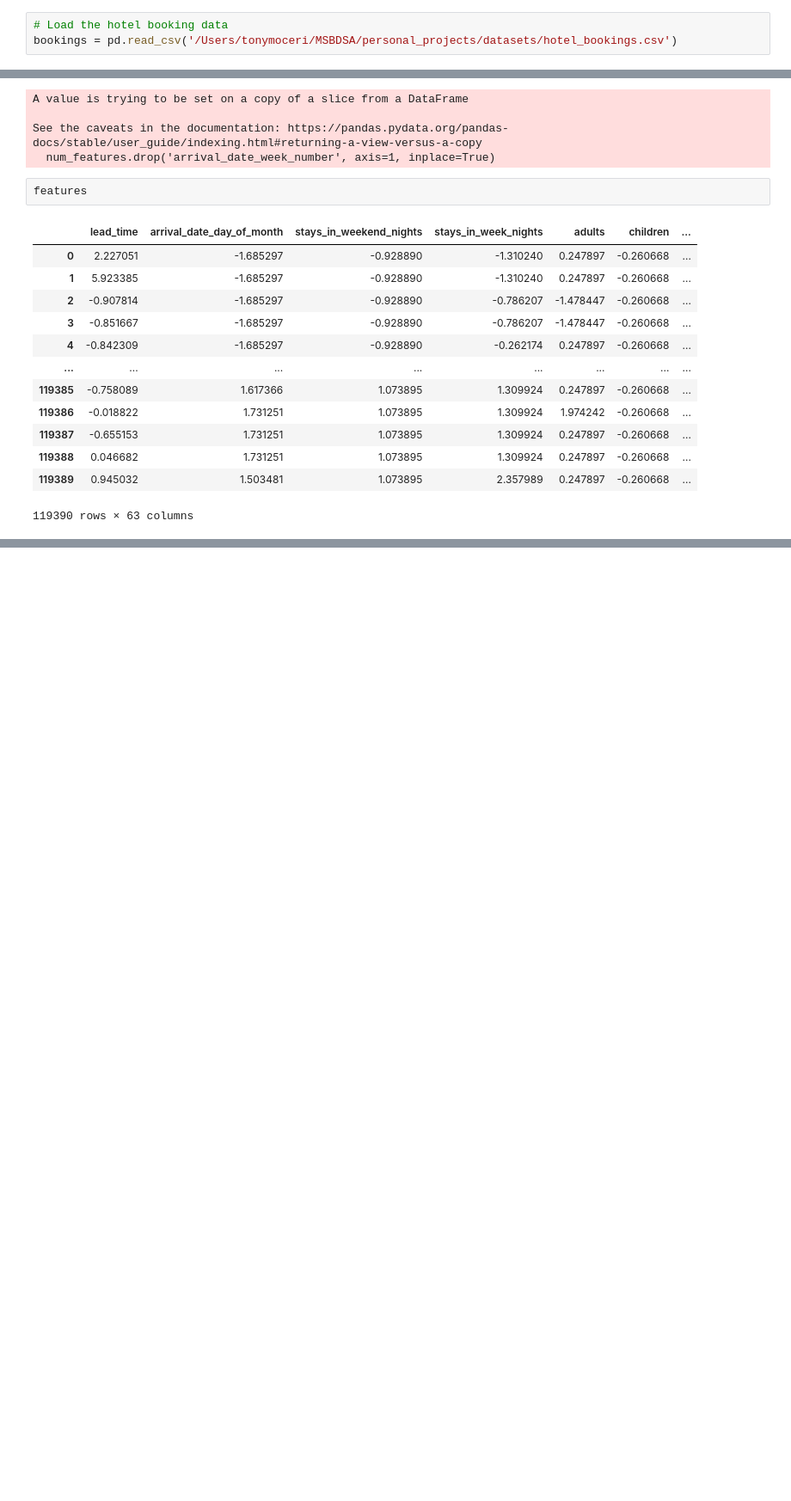
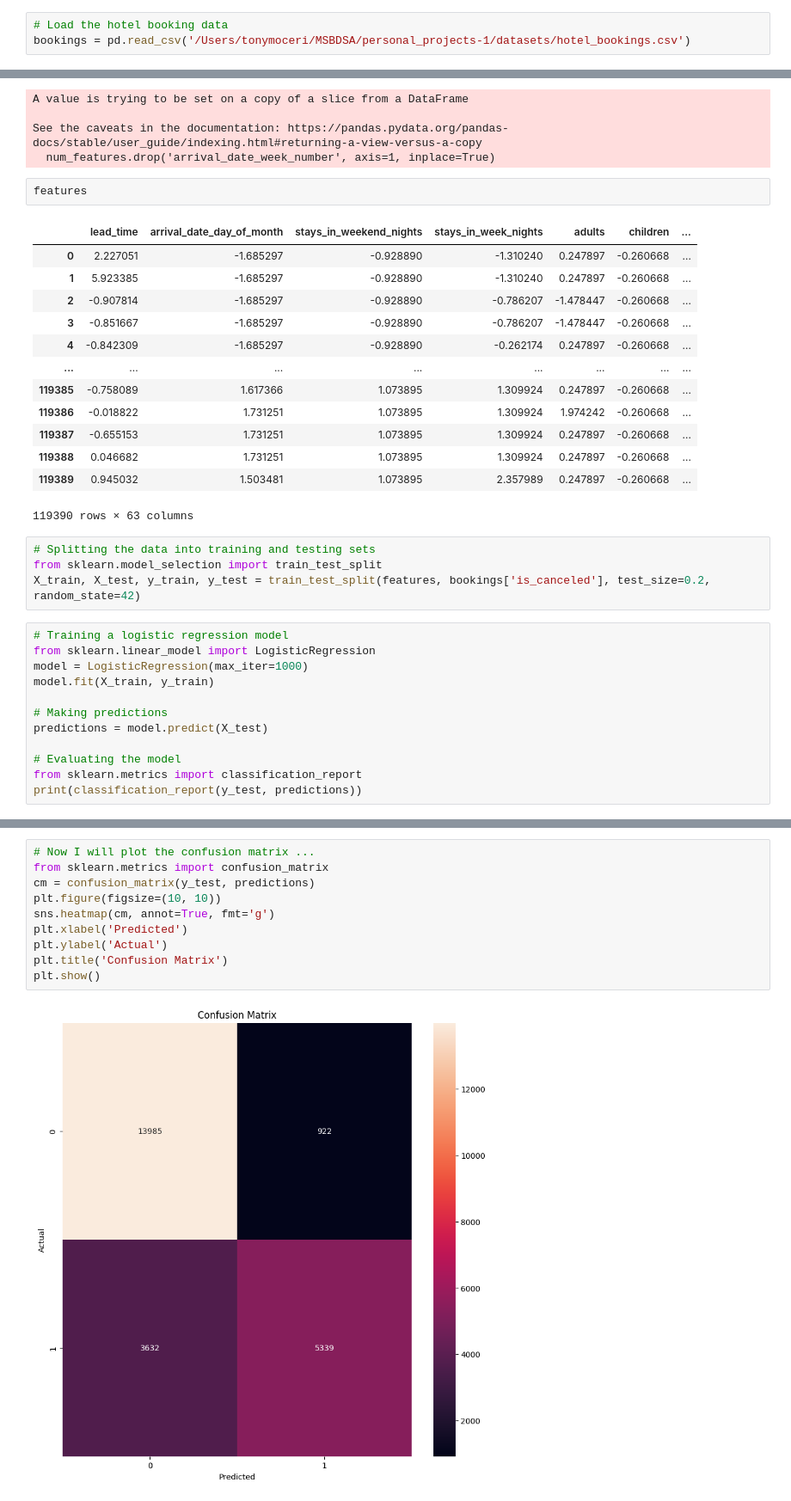
Before and after one commit to tonymoceri/personal_projects, a Jupyter notebook: hotel_booking_prediction.ipynb, the cells around one changed output, grey strips where cells are left out. Shown at 86% size. Saved outputs shown, nothing was run; the diff lists cells and outputs as text; blank space fills up the shorter version.

Commit message:
Added logistic regression model to hotel booking notebook to predict cancellations

```diff
--- a/hotel_booking_prediction.ipynb
+++ b/hotel_booking_prediction.ipynb
@@ -16,7 +16,7 @@ please provide us feedback at https://github.com/pandas-dev/pandas/issues/54466
 We know from the paper attached to the Kaggle posting that both of these hotels are located in Portugal, with one hotel being a resort hotel, and another being a city hotel.
 # %%
 # Load the hotel booking data
-bookings = pd.read_csv('/Users/tonymoceri/MSBDSA/personal_projects/datasets/hotel_bookings.csv')
+bookings = pd.read_csv('/Users/tonymoceri/MSBDSA/personal_projects-1/datasets/hotel_bookings.csv')
 # %%
 # Taking a quick peak at the data
 bookings.head(10)
@@ -444,3 +441,19 @@ features
 | 119388 | 0.046682 | 1.731251 | 1.073895 | 1.309924 | 0.247897 | -0.260668 | ... |
 | 119389 | 0.945032 | 1.503481 | 1.073895 | 2.357989 | 0.247897 | -0.260668 | ... |
 119390 rows × 63 columns
+# %%
+# Splitting the data into training and testing sets
+from sklearn.model_selection import train_test_split
+X_train, X_test, y_train, y_test = train_test_split(features, bookings['is_canceled'], test_size=0.2, random_state=42)
+# %%
+# Training a logistic regression model
+from sklearn.linear_model import LogisticRegression
+model = LogisticRegression(max_iter=1000)
+model.fit(X_train, y_train)
+
+# Making predictions
+predictions = model.predict(X_test)
+
+# Evaluating the model
+from sklearn.metrics import classification_report
+print(classification_report(y_test, predictions))
@@ -446,0 +469,12 @@ features
+# %%
+# Now I will plot the confusion matrix ...
+from sklearn.metrics import confusion_matrix
+cm = confusion_matrix(y_test, predictions)
+plt.figure(figsize=(10, 10))
+sns.heatmap(cm, annot=True, fmt='g')
+plt.xlabel('Predicted')
+plt.ylabel('Actual')
+plt.title('Confusion Matrix')
+plt.show()
+# %% [output]
+[figure, added]
```
Also changed, not shown: parts of 6 cells of this notebook.
